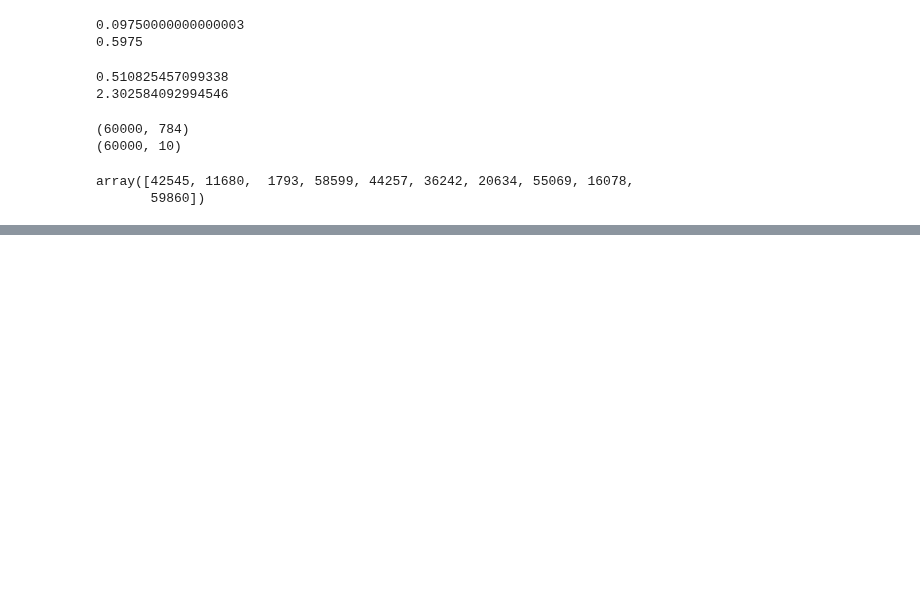
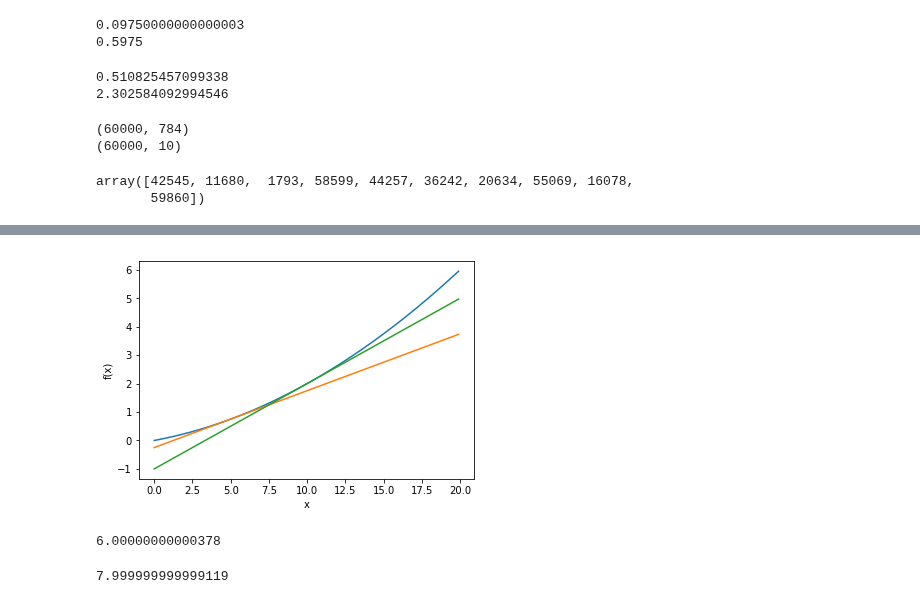
Before and after one commit to genkiFurukawa/DeepLearningFromScratch, a Jupyter notebook: DeepLearnigFromScratch.ipynb, the cells around one changed output, grey strips where cells are left out. Saved outputs shown, nothing was run; the diff lists cells and outputs as text; code cells hidden in the pictures; blank space fills up the shorter version.

```diff
--- a/DeepLearnigFromScratch.ipynb
+++ b/DeepLearnigFromScratch.ipynb
@@ -552,0 +586,38 @@ def cross_entropy_error(y, t):
+# %%
+x = np.arange(0.0, 20, 0.1)
+y = function_1(x)
+
+def sample_1(x):
+    return 0.2 * x - 0.25
+
+def sample_2(x):
+    return 0.3 * x - 1
+
+plt.xlabel("x")
+plt.ylabel("f(x)")
+plt.plot(x, y)
+plt.plot(x, sample_1(x))
+plt.plot(x, sample_2(x))
+plt.show()
+# %% [output]
+[figure, added]
+# %%
+# 偏微分
+def function_2(x):
+    return x[0] **2 + x[1] **2
+
+# x0の偏微分
+def function_tmp1(x0):
+    return x0**2 + 4.0**2.0
+
+numerical_diff(function_tmp1, 3.0)
+# %% [output]
+6.00000000000378
+# %%
+# x1の偏微分
+def function_tmp2(x1):
+    return 3.0**2 + x1**2
+
+numerical_diff(function_tmp2, 4.0)
+# %% [output]
+7.999999999999119
```
Also changed, not shown: parts of 5 cells of this notebook.
